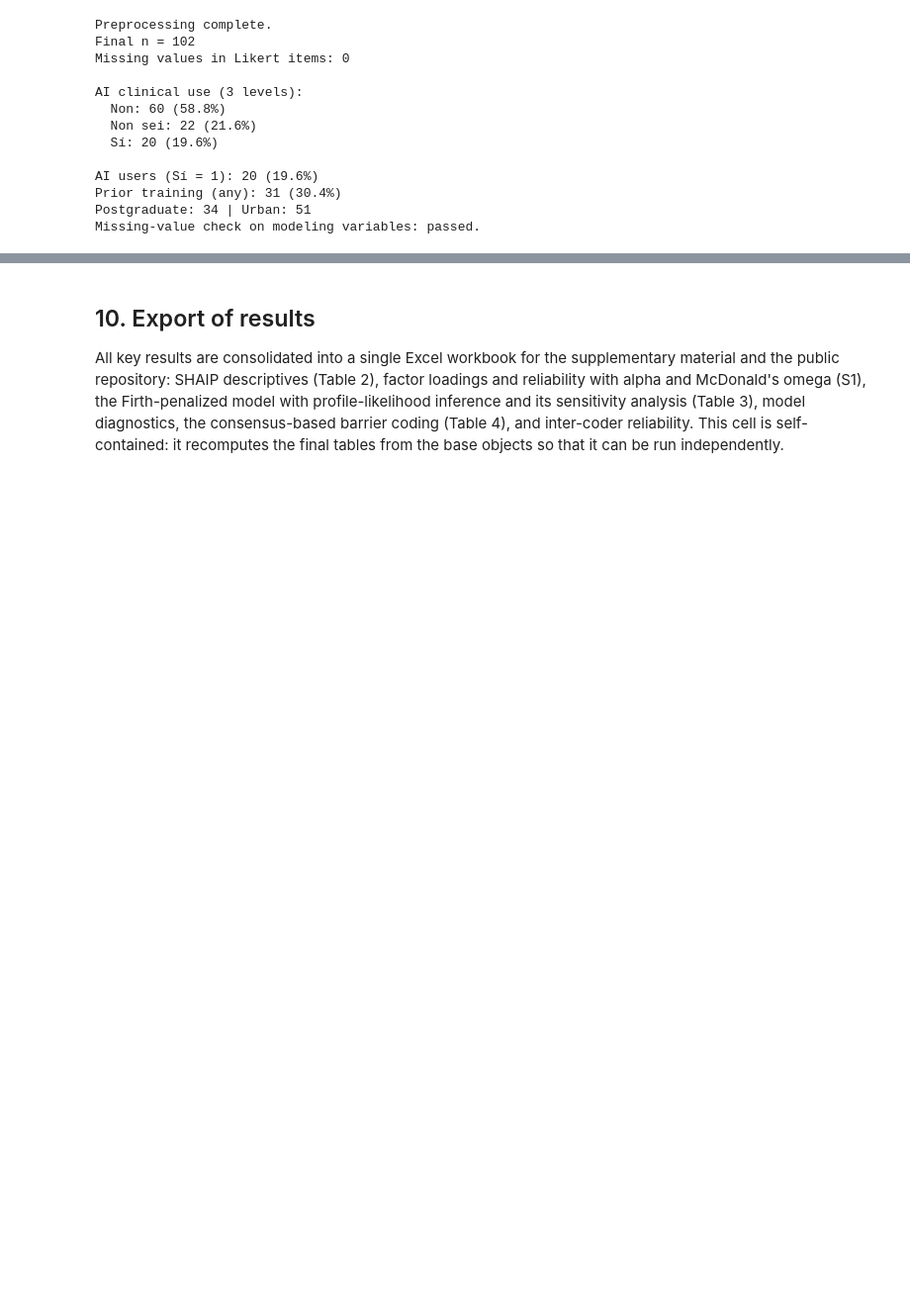
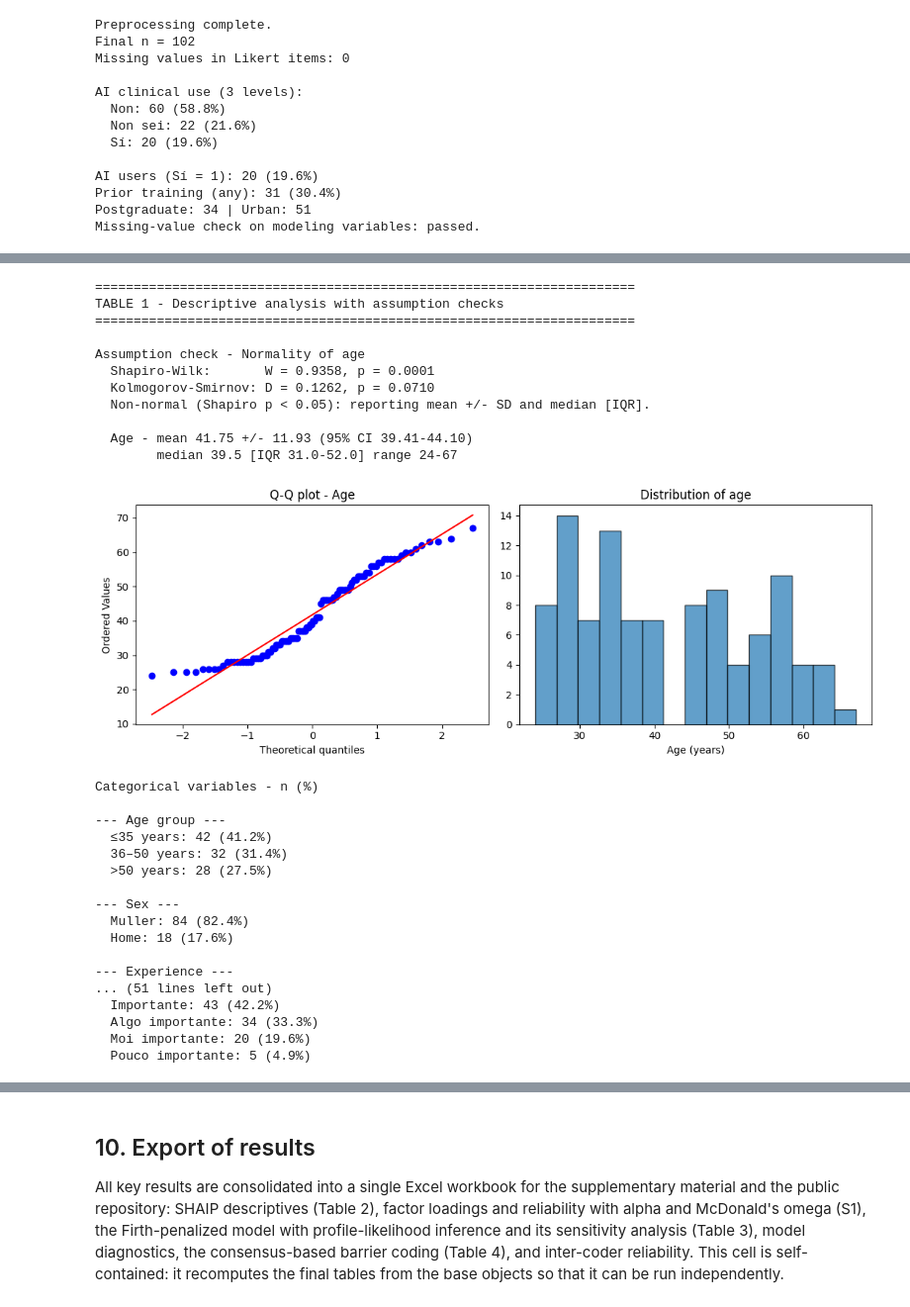
Before and after one commit to adrian-ai-salud/Resultados-estudio-, a Jupyter notebook: Resultados_Estudio_UNIR_1.ipynb, the cells around one changed output, grey strips where cells are left out. Shown at 99% size. Drawn from its saved outputs; the diff is of its cells as text; code cells hidden in the pictures; blank space fills up the shorter version.

```diff
--- a/Resultados_Estudio_UNIR_1.ipynb
+++ b/Resultados_Estudio_UNIR_1.ipynb
@@ -984,0 +218,76 @@ TABLE 4 — Barriers (human consensus, n=101)
+# %%
+print('=' * 70)
+print('TABLE 1 - Descriptive analysis with assumption checks')
+print('=' * 70)
+
+# Normality of age
+age = df['age'].dropna()
+W, pW = stats.shapiro(age)
+D, pD = stats.kstest(age, 'norm', args=(age.mean(), age.std()))
+print('\nAssumption check - Normality of age')
+print(f'  Shapiro-Wilk:       W = {W:.4f}, p = {pW:.4f}')
+print(f'  Kolmogorov-Smirnov: D = {D:.4f}, p = {pD:.4f}')
+print('  Non-normal (Shapiro p < 0.05): reporting mean +/- SD and median [IQR].')
+
+ci = stats.t.interval(0.95, len(age) - 1, age.mean(), stats.sem(age))
+print(f'\n  Age - mean {age.mean():.2f} +/- {age.std():.2f} '
+      f'(95% CI {ci[0]:.2f}-{ci[1]:.2f})')
+print(f'        median {age.median():.1f} [IQR {age.quantile(.25):.1f}-{age.quantile(.75):.1f}] '
+      f'range {age.min():.0f}-{age.max():.0f}')
+
+# Q-Q plot and histogram
+fig, ax = plt.subplots(1, 2, figsize=(11, 4))
+stats.probplot(age, dist='norm', plot=ax[0])
+ax[0].set_title('Q-Q plot - Age')
+ax[1].hist(age, bins=15, edgecolor='black', alpha=.7)
+ax[1].set_title('Distribution of age')
+ax[1].set_xlabel('Age (years)')
+plt.tight_layout()
+plt.savefig('age_normality.png', dpi=300, bbox_inches='tight')
+plt.show()
+
+# Categorical descriptives (Table 1)
+print('\nCategorical variables - n (%)')
+categorical = {
+    'Age group': 'age_group', 'Sex': 'sex', 'Experience': 'experience',
+    'Education': 'education', 'Health area': 'health_area', 'Setting': 'setting',
+    'Tech frequency': 'tech_freq', 'AI understanding': 'ai_understanding',
+    'AI clinical use': 'ai_clinical_use', 'Prior training': 'ai_training_received',
+    'Wants training': 'wants_training', 'Training importance': 'training_importance',
+}
+for label, c in categorical.items():
+    print(f'\n--- {label} ---')
+    counts = df[c].value_counts(dropna=False)
+    pcts   = df[c].value_counts(normalize=True, dropna=False) * 100
+    for cat in counts.index:
+        print(f'  {cat}: {counts[cat]} ({pcts[cat]:.1f}%)')
+# %% [output]
+======================================================================
+TABLE 1 - Descriptive analysis with assumption checks
+======================================================================
+
+Assumption check - Normality of age
+  Shapiro-Wilk:       W = 0.9358, p = 0.0001
+  Kolmogorov-Smirnov: D = 0.1262, p = 0.0710
+  Non-normal (Shapiro p < 0.05): reporting mean +/- SD and median [IQR].
+
+  Age - mean 41.75 +/- 11.93 (95% CI 39.41-44.10)
+        median 39.5 [IQR 31.0-52.0] range 24-67
+[figure, added]
+Categorical variables - n (%)
+
+--- Age group ---
+  ≤35 years: 42 (41.2%)
+  36–50 years: 32 (31.4%)
+  >50 years: 28 (27.5%)
+
+--- Sex ---
+  Muller: 84 (82.4%)
+  Home: 18 (17.6%)
+
+--- Experience ---
+... (51 lines left out)
+  Importante: 43 (42.2%)
+  Algo importante: 34 (33.3%)
+  Moi importante: 20 (19.6%)
+  Pouco importante: 5 (4.9%)
```
Also changed, not shown: parts of 41 cells of this notebook.
